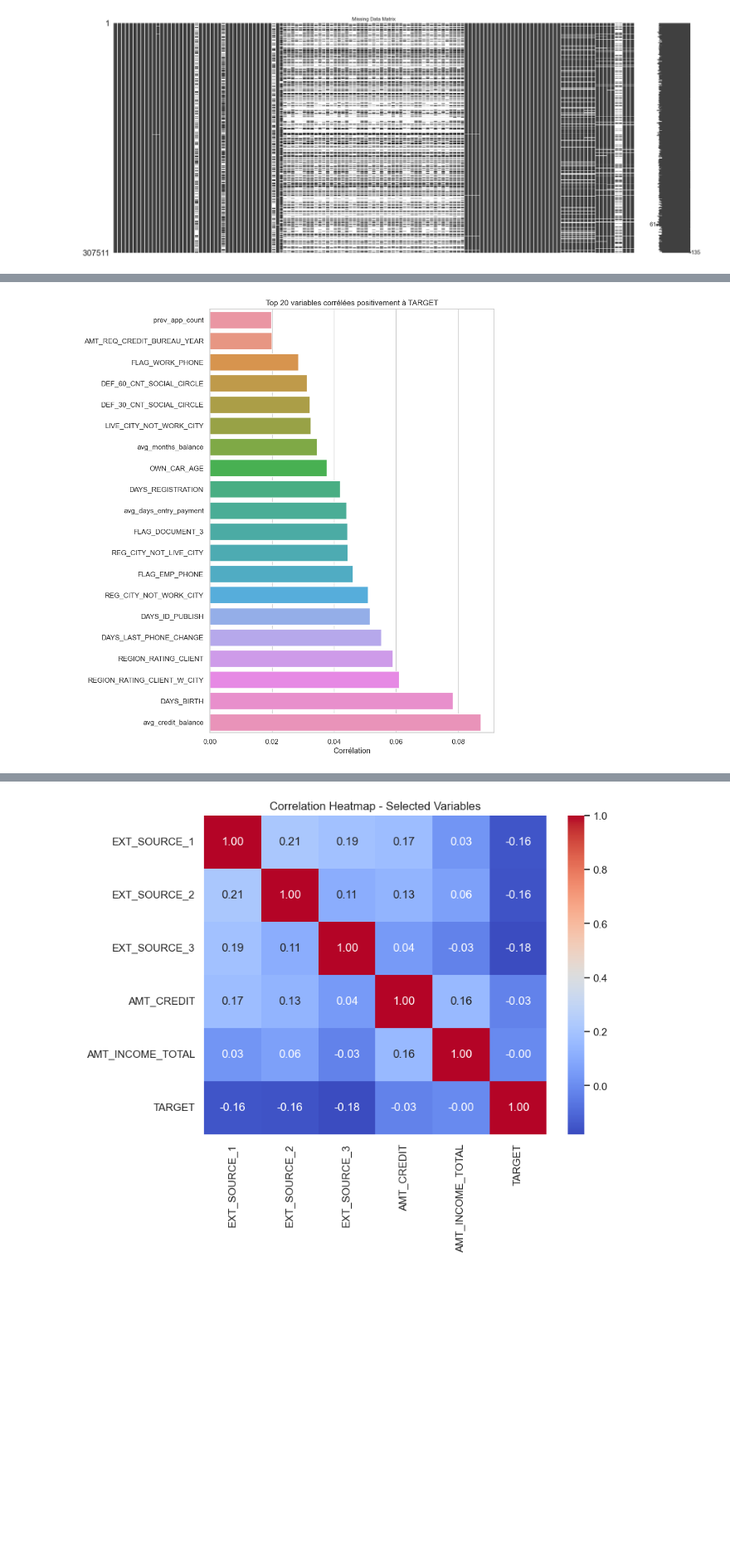
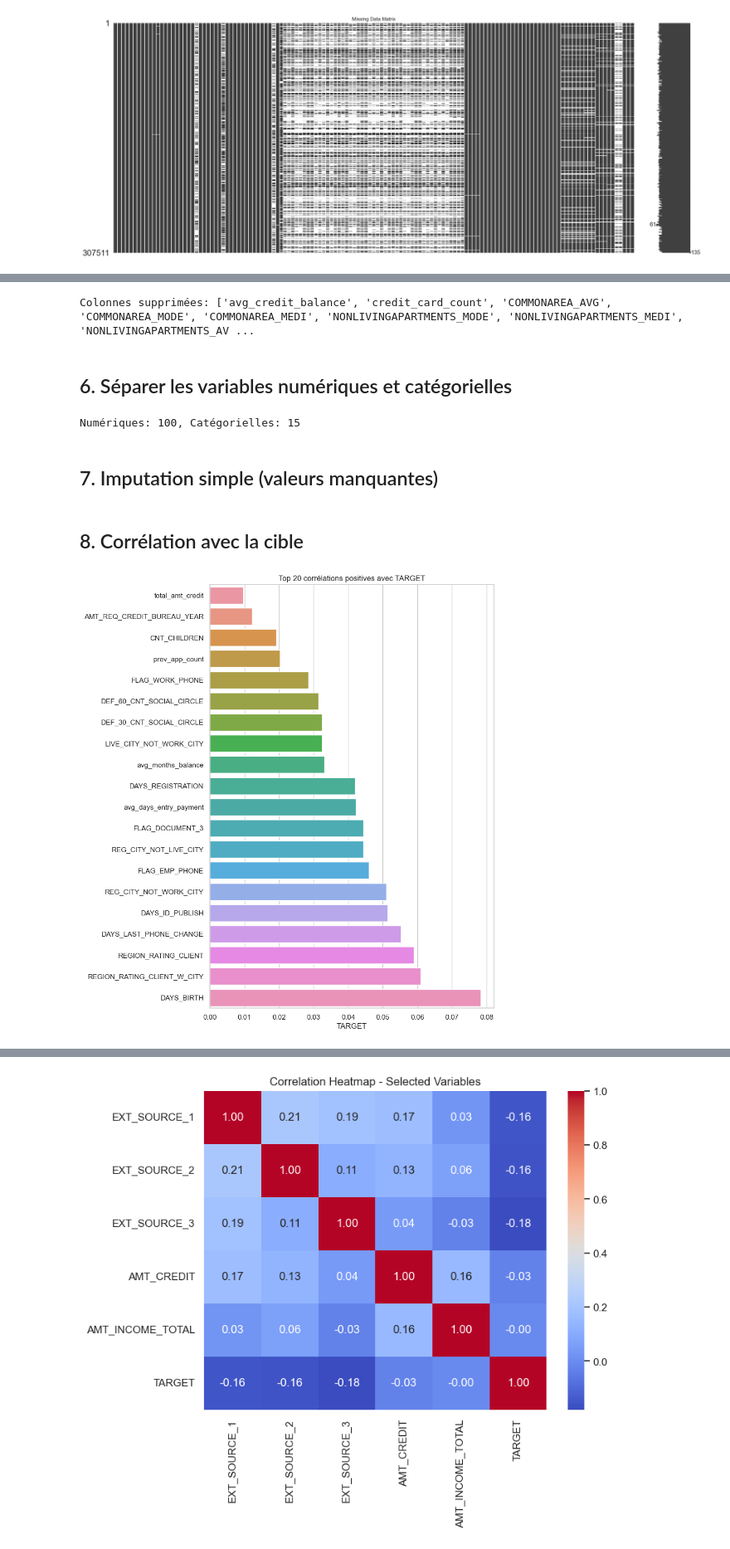
Before and after one commit to Elmboup/mlops-home-credit, a Jupyter notebook: home-credit-default-risk/notebooks/scoring_01_exploration.ipynb, the cells around one changed output, grey strips where cells are left out. Shown at 83% size. Drawn from its saved outputs; the diff is of its cells as text; code cells hidden in the pictures; blank space fills up the shorter version.

```diff
--- a/home-credit-default-risk/notebooks/scoring_01_exploration.ipynb
+++ b/home-credit-default-risk/notebooks/scoring_01_exploration.ipynb
@@ -8,3 +8,7 @@ import missingno as msno
 from scipy.stats import skew
 import scipy.cluster.hierarchy as sch
 from ydata_profiling import ProfileReport
+from sklearn.impute import SimpleImputer
+
+sns.set(style="whitegrid")
+%matplotlib inline
@@ -116,11 +123,51 @@ Name: TARGET, dtype: float64
+# %%
+# Supprimer les colonnes avec + de 60% de NaN
+threshold = 0.6
+cols_to_drop_nan = missing[missing > threshold].index.tolist()
+
+# Supprimer les colonnes constantes
+nunique = train_df.nunique()
+cols_constant = nunique[nunique <= 1].index.tolist()
+
+cols_to_drop = cols_to_drop_nan + cols_constant
+print(f"Colonnes supprimées: {cols_to_drop}")
+
+train_df.drop(columns=cols_to_drop, inplace=True)
+test_df.drop(columns=cols_to_drop, inplace=True)
+# %% [output]
+Colonnes supprimées: ['avg_credit_balance', 'credit_card_count', 'COMMONAREA_AVG', 'COMMONAREA_MODE', 'COMMONAREA_MEDI', 'NONLIVINGAPARTMENTS_MODE', 'NONLIVINGAPARTMENTS_MEDI', 'NONLIVINGAPARTMENTS_AV ...
+# %% [markdown]
+## 6. Séparer les variables numériques et catégorielles
+# %%
+TARGET = "TARGET"
+num_cols = train_df.select_dtypes(include=["int64", "float64"]).columns.drop(TARGET)
+cat_cols = train_df.select_dtypes(include=["object", "bool"]).columns
+print(f"Numériques: {len(num_cols)}, Catégorielles: {len(cat_cols)}")
+# %% [output]
+Numériques: 100, Catégorielles: 15
+# %% [markdown]
+## 7. Imputation simple (valeurs manquantes)
+# %%
+# Imputation sur copie temporaire
+train_df_clean = train_df.copy()
+test_df_clean  = test_df.copy()
+
+num_imputer = SimpleImputer(strategy="median")
+cat_imputer = SimpleImputer(strategy="most_frequent")
+
+train_df_clean[num_cols] = num_imputer.fit_transform(train_df[num_cols])
+train_df_clean[cat_cols] = cat_imputer.fit_transform(train_df[cat_cols])
+
+test_df_clean[num_cols] = num_imputer.transform(test_df[num_cols])
+test_df_clean[cat_cols] = cat_imputer.transform(test_df[cat_cols])
+# %% [markdown]
+## 8. Corrélation avec la cible
 # %%
-# Corrélation des features avec TARGET (version corrigée)
-corrs = train_df.corr()["TARGET"].drop("TARGET").sort_values()
+corrs = train_df_clean.corr(numeric_only=True)["TARGET"].drop("TARGET").sort_values()
 
-plt.figure(figsize=(8,12))
+plt.figure(figsize=(8, 12))
 sns.barplot(x=corrs.tail(20), y=corrs.tail(20).index)
-plt.title("Top 20 variables corrélées positivement à TARGET")
-plt.xlabel("Corrélation")
+plt.title("Top 20 corrélations positives avec TARGET")
 plt.show()
 # %% [output]
-[figure, old version]
+[figure, new version]
```
Also changed, not shown: parts of 38 cells of this notebook, 2 other files.
